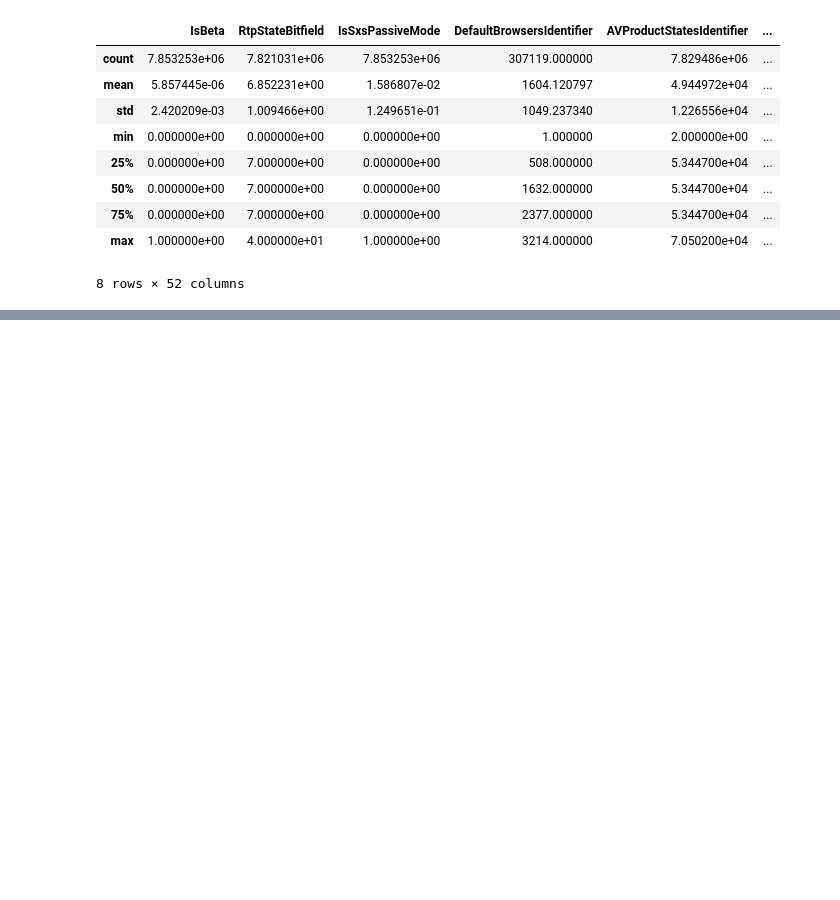
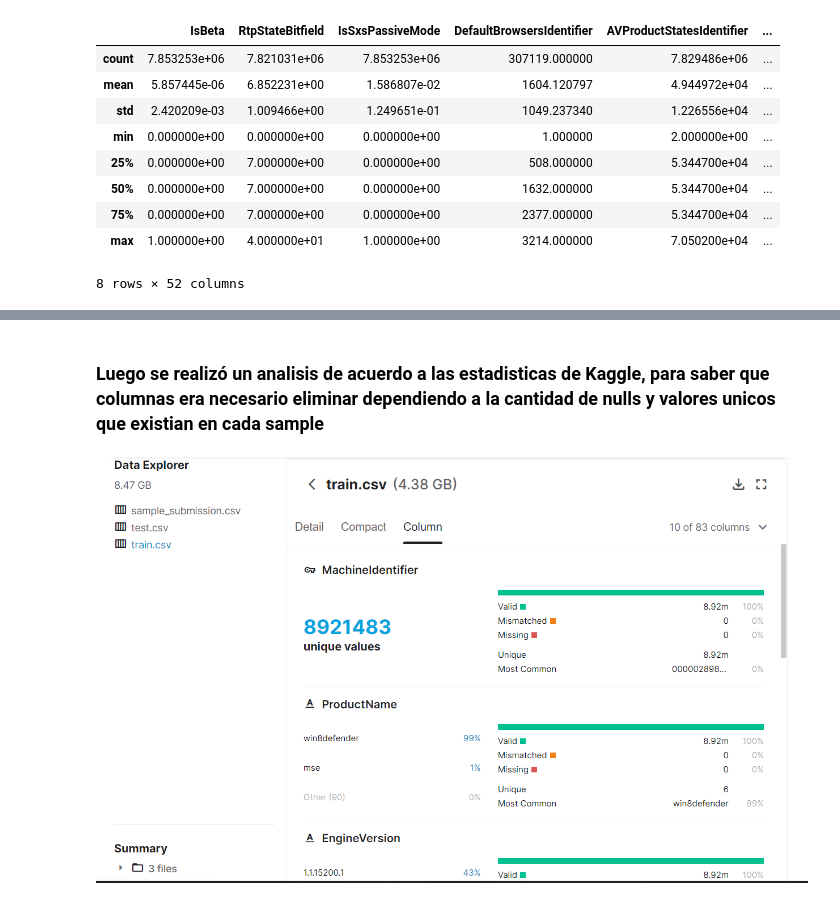
Before and after one commit to saritazavala/SDS-Proyecto2, a Jupyter notebook: Parte1.ipynb, the cells around one changed output, grey strips where cells are left out. Saved outputs shown, nothing was run; the diff lists cells and outputs as text; code cells hidden in the pictures; blank space fills up the shorter version.

```diff
--- a/Parte1.ipynb
+++ b/Parte1.ipynb
@@ -206,0 +358,6 @@ test.describe()
+# %% [markdown]
+### Luego se realizó un analisis de acuerdo a las estadisticas de Kaggle, para saber que columnas era necesario eliminar dependiendo a la cantidad de nulls y valores unicos que existian en cada sample
+# %%
+Image("train.png")
+# %% [output]
+[figure, added]
```
Also changed, not shown: parts of 30 cells of this notebook, 4 other files.
